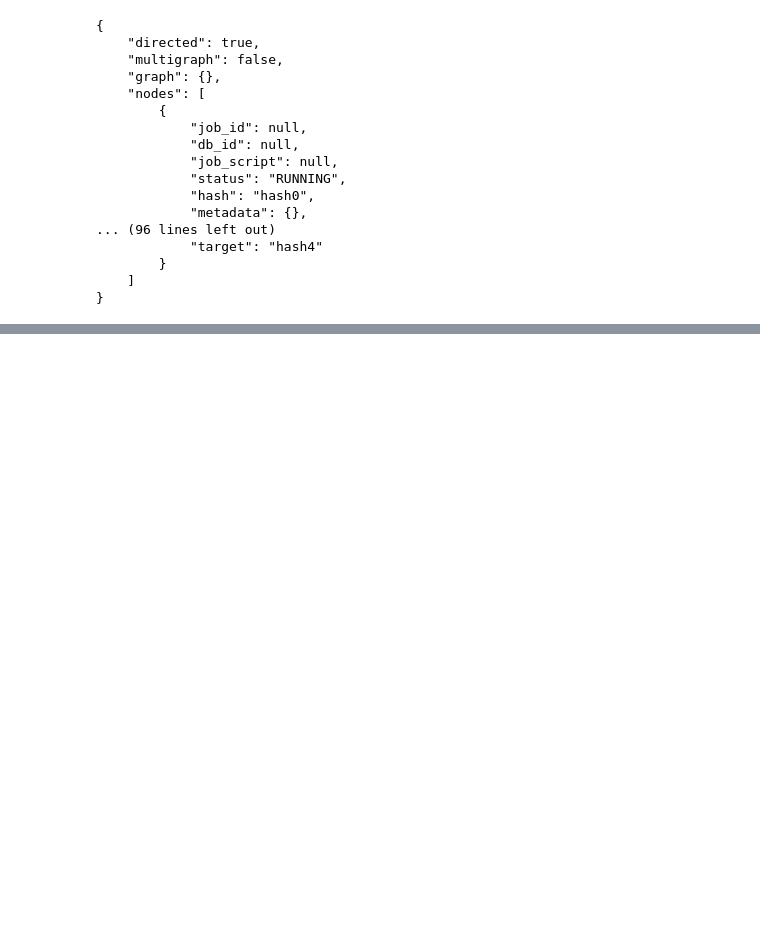
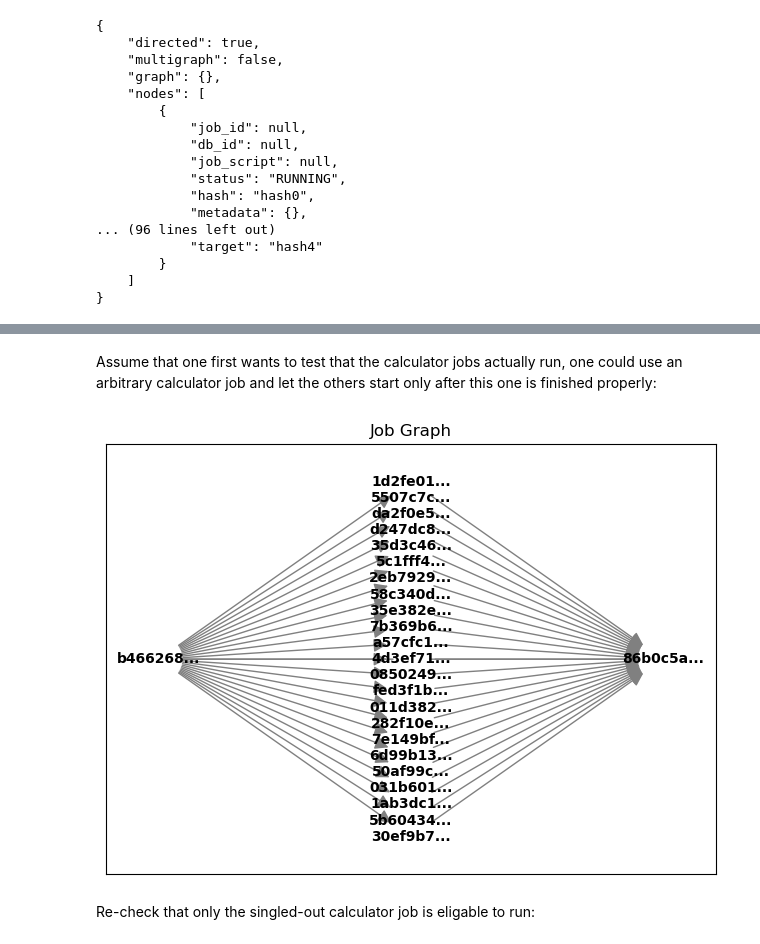
Before and after one commit to gdhjktru/hyrun, a Jupyter notebook: docs/src/user_guide/workflow.ipynb, the cells around one changed output, grey strips where cells are left out. Cells and saved outputs as stored; diff of their text form; code cells hidden in the pictures; blank space fills up the shorter version.

```diff
--- a/docs/src/user_guide/workflow.ipynb
+++ b/docs/src/user_guide/workflow.ipynb
@@ -339,0 +486,13 @@ Path(filename).unlink()
+# %% [markdown]
+Assume that one first wants to test that the calculator jobs actually run, one could use an arbitrary calculator job and let the others start only after this one is finished properly:
+# %%
+ref_job = 3
+for i, job in enumerate(jobs):
+    if i == ref_job:
+        continue
+    wf.add_edge(jobs[ref_job].hash, job.hash)
+wf.show()
+# %% [output]
+[figure, added]
+# %% [markdown]
+Re-check that only the singled-out calculator job is eligable to run:
```
Also changed, not shown: parts of 8 cells of this notebook.
